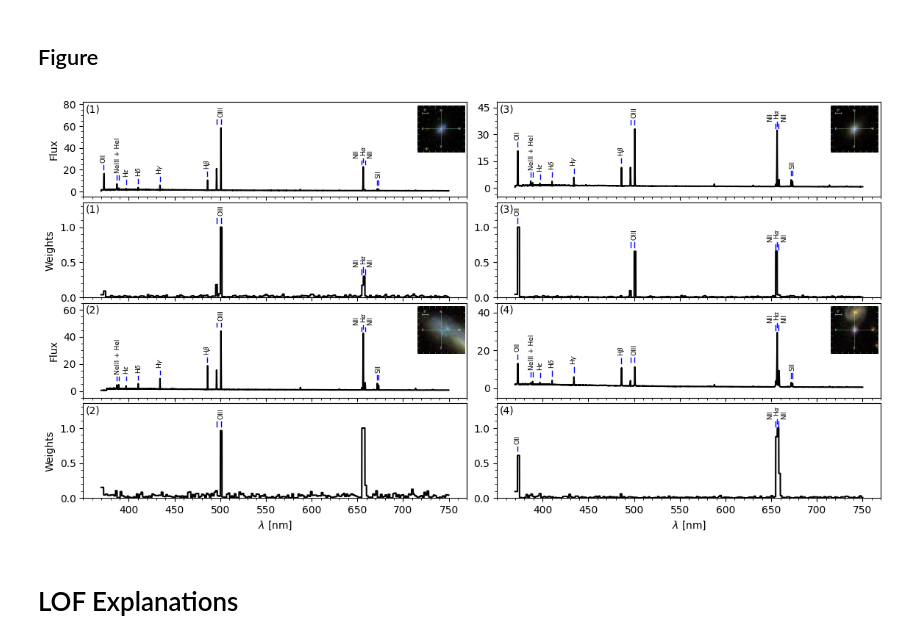
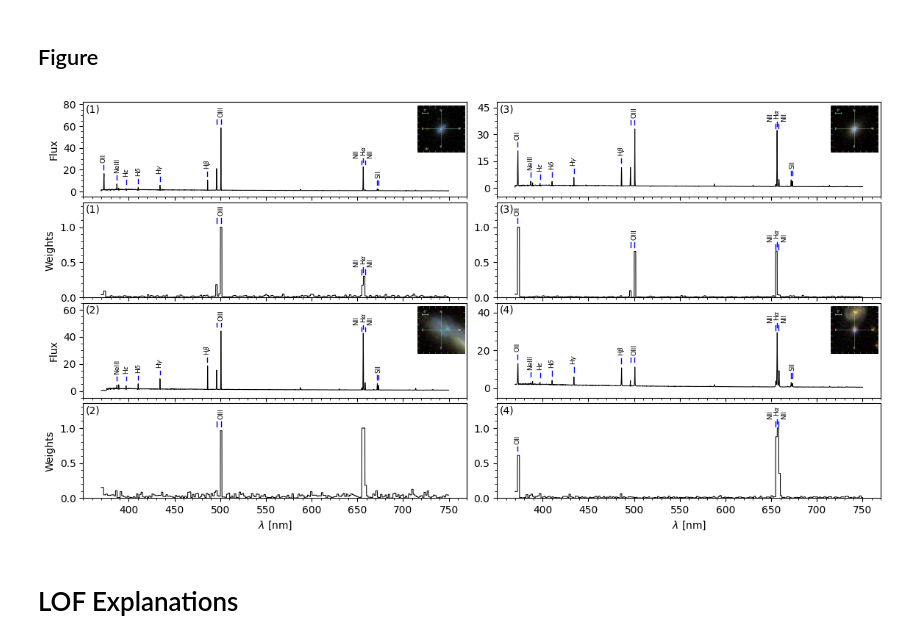
Before and after one commit to ed-ortizm/xai-astronomy, a Jupyter notebook: thesis/01_explain_distinct.ipynb, the cells around one changed output. Saved outputs shown, nothing was run; the diff lists cells and outputs as text; code cells hidden in the pictures.

```diff
--- a/thesis/01_explain_distinct.ipynb
+++ b/thesis/01_explain_distinct.ipynb
@@ -200,0 +145,36 @@ wave.shape
+# %%
+bin_id = "bin_03"
+n_segments = 221
+
+anomalies_se_all_dict = {}
+specids_se_all_dict = {}
+weights_se_all_dict = {}
+
+run_ids_221_dict = {
+    "mse": "xai_202607061319_uniform_221_samples_50000_scale_0.9",
+    "mse_filter_250": "xai_202607061811_uniform_221_samples_50000_scale_0.9",
+    "mse_97": "xai_202607061937_uniform_221_samples_50000_scale_0.9",
+    "mse_filter_250_97": "xai_202607062045_uniform_221_samples_50000_scale_0.9",
+    # ----
+    "mse_rel": "xai_202607062150_uniform_221_samples_50000_scale_0.9",
+    "mse_filter_250_rel": "xai_202607070126_uniform_221_samples_50000_scale_0.9",
+    "mse_97_rel": "xai_202607062313_uniform_221_samples_50000_scale_0.9",
+    "mse_filter_250_97_rel": "xai_202607071050_uniform_221_samples_50000_scale_0.9",
+}
+
+
+for score_name, run_id in run_ids_221_dict.items():
+
+    load_from = f"{explanations_dir}/{bin_id}/{score_name}"
+
+    (
+        anomalies_arr,
+        specobjids_arr,
+        weights_dict,
+    ) = load_xai(n_segments=n_segments, run_ids=run_id, load_from=load_from)
+
+    anomalies_se_all_dict[score_name] = anomalies_arr
+    specids_se_all_dict[score_name] = specobjids_arr
+    weights_se_all_dict[score_name] = weights_prep(
+        weights=weights_dict, n_segments=n_segments
+    )
@@ -909,7 +749,8 @@ Trained LOF model for bin_03 in 25.80 seconds.
 ## Figure
 # %%
 fig, axs = plt.subplots(4, 2, sharex=True, figsize=(14, 7))
-
+line_width_spec = 0.75
+line_width_xai = 0.75
 # -------------------------------------------------------------------------------------
 # 1. Panel Layout Configuration (Dictionary)
 # Added text_x and text_y for independent positioning per panel
@@ -1100,6 +941,7 @@ for name, p_conf in panels.items():
         img_iforest_dict[name],
         add_image=True,
         bbox_to_anchor=bbox_to_anchor,
+        lw=line_width_spec,
     )
     axs[r, c].set_ylim(ylim)
     axs[r, c].set_yticks(yticks)
@@ -1122,41 +964,41 @@ for name, p_conf in panels.items():
 
     # --- Bottom Plot: Explanation Weights ---
     axs[r + 1, c], _ = spec_photo_thumbnail(
-        axs[r + 1, c], wave_nm, xai_iforest_dict[name]
+        axs[r + 1, c], wave_nm, xai_iforest_dict[name], lw=line_width_xai
     )
     axs[r + 1, c].set_ylim(0, 1.35)
     axs[r + 1, c].set_yticks([0, 0.5, 1])
     axs[r + 1, c].minorticks_on()
     axs[r + 1, c].text(
         text_x,
         text_y,
         f"{prefix}",
         ha=ha,
         va=va,
         transform=axs[r + 1, c].transAxes,
     )
 
     if c == 0:
         axs[r + 1, c].set_ylabel("Weights")
 
     # Add line indicators
     if bot_lines.get("active_lines"):
         add_line_indicators(axs[r + 1, c], wave_nm, xai_iforest_dict[name], **bot_lines)
 
 # -------------------------------------------------------------------------------------
 # 4. Global Axes Settings (Bottom Row)
 # -------------------------------------------------------------------------------------
 wave_ticks = list(np.arange(400, 751, 50))
 for col in [0, 1]:
     axs[3, col].set_xlim(350, 770)
     axs[3, col].set_xticks(wave_ticks)
     axs[3, col].set_xlabel(r"$\lambda$ [nm]")
 
 plt.subplots_adjust(hspace=0.06, wspace=0.078)
 # Save figure
 fig.savefig(f"{ch_5_dir}/iforest_distinct_xai.pdf", bbox_inches="tight")
 # %% [output]
-[figure, old version]
+[figure, new version]
 # %% [markdown]
 # LOF Explanations
 # %% [markdown]
```
Also changed, not shown: parts of 34 cells of this notebook, 5 other files.
